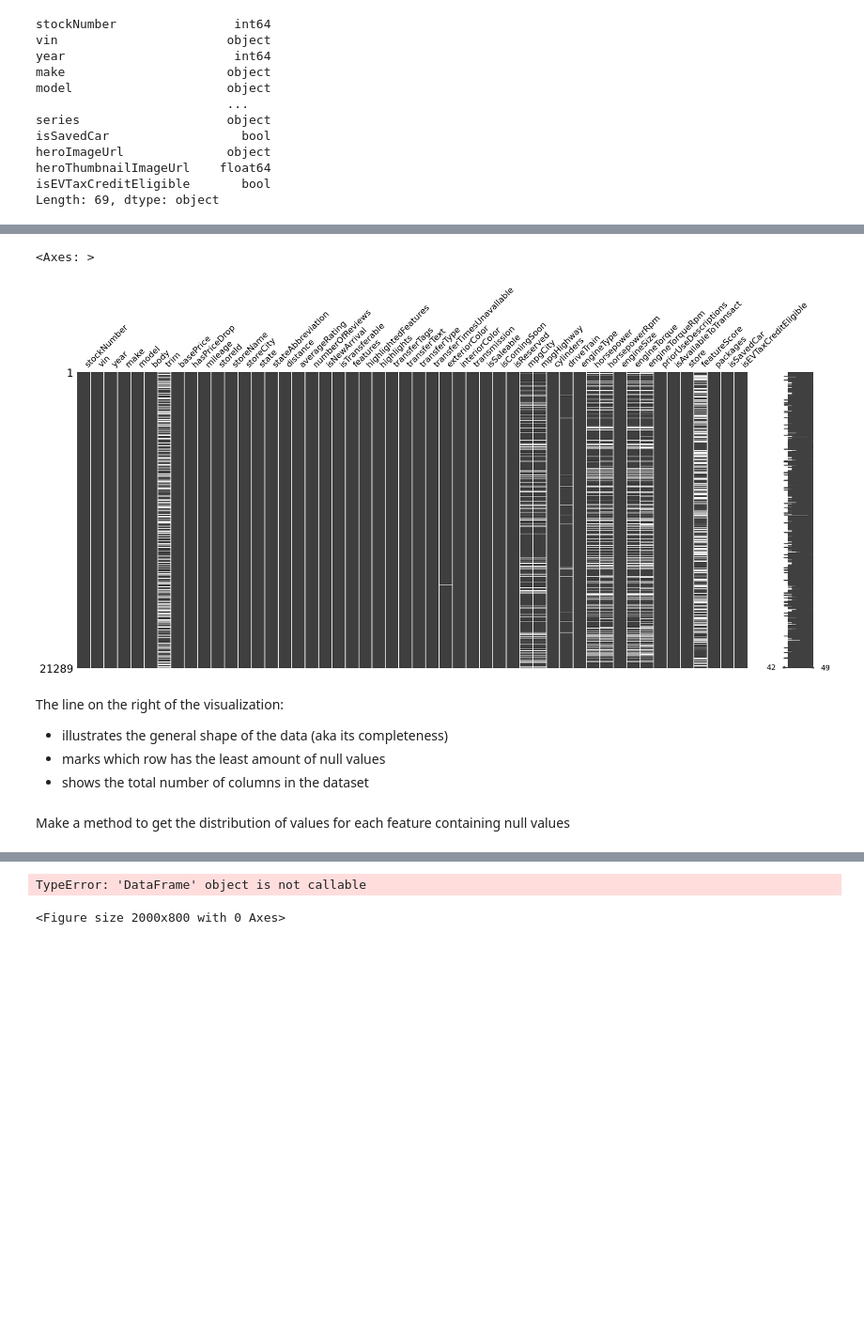
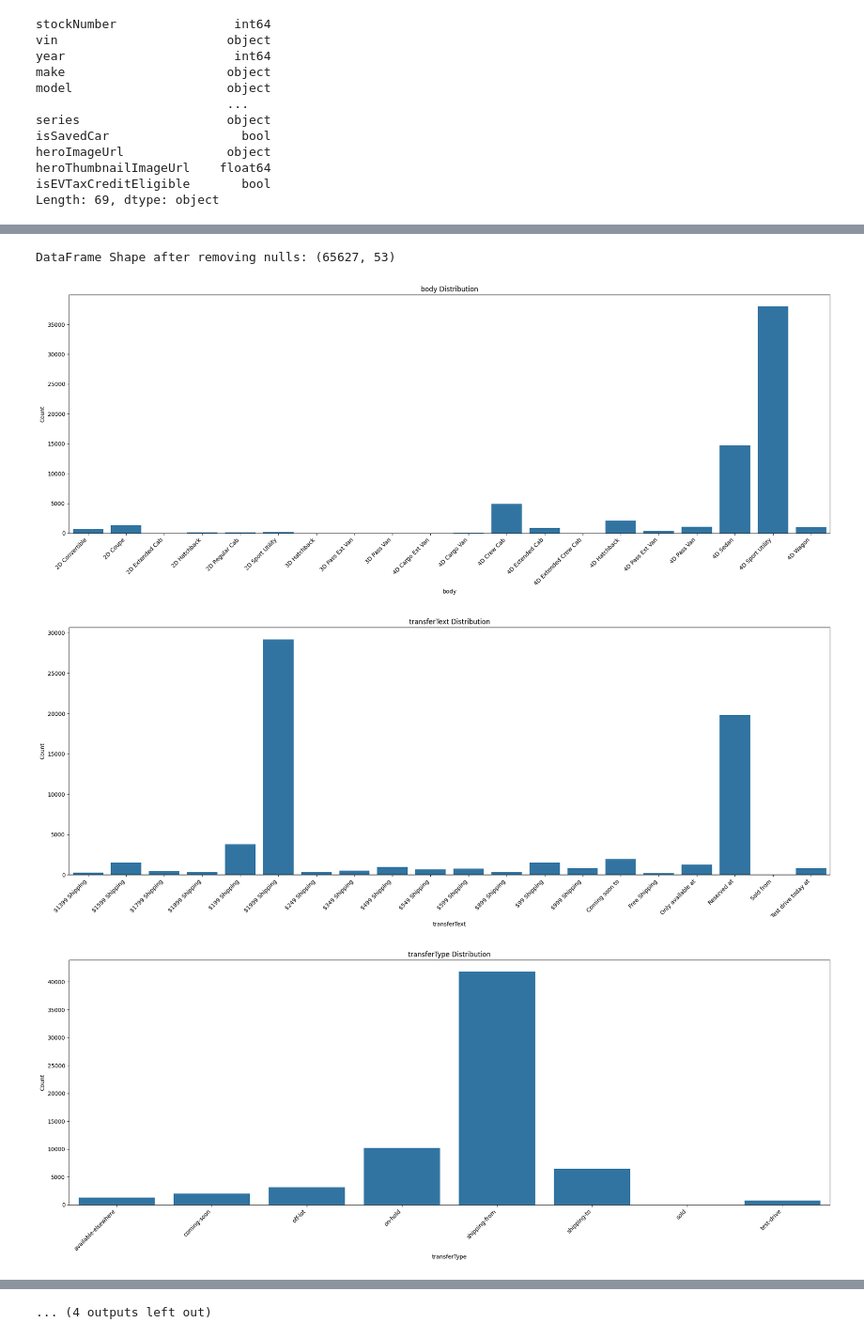
Before and after one commit to demyasa/Predictive-Analysis-of-Car-Trade-In-Values, a Jupyter notebook: EDA.ipynb, the cells around one changed output, grey strips where cells are left out. Shown at 94% size. Drawn from its saved outputs; the diff is of its cells as text; code cells hidden in the pictures; blank space fills up the shorter version.

Commit message:
Separate missing value prep from EDA

```diff
--- a/EDA.ipynb
+++ b/EDA.ipynb
@@ -206,11 +64,0 @@ Drop lastMadeSaleableDate column since it is irrelevant to the price of a car
-# %%
-# Second list of irrelevant columns listed above
-columns_to_drop_2 = [
-    'originalPrice', 'originalBatteryRangeInMiles',
-    'series', 'minEstimatedTransferDurationInDays',
-    'maxEstimatedTransferDurationInDays', 'transferFee',
-    'lastMadeSaleableDate'
-]
-df_copy = df_copy.drop(columns = columns_to_drop, axis = 1)
-df_copy = df_copy.drop(columns = columns_to_drop_2, axis = 1)
-df_copy.head()
@@ -315,4 +68,0 @@ The Missingno package lets us sort by column to check if missing vlues are corre
-# %%
-# Trying out the sort function on Horsepower
-sorted = df_unique.sort_values('horsepower')
-msno.matrix(sorted)
@@ -331,4 +68,0 @@ The horsepower feature also seems to be faintly correlated with the following co
-# %%
-# Trying out the sort function on featureScore
-sorted = df_unique.sort_values('mpgCity')
-msno.matrix(sorted)
@@ -462,13 +68,0 @@ DataFrame Shape: (21289, 50)
-# %%
-#  Use Missingno matrix method to check for missing values relative to the entire dataframe of null rows
-msno.matrix(df_null_rows)
-# %% [output]
-<Axes: >
-[figure, removed]
-# %% [markdown]
-The line on the right of the visualization:
-- illustrates the general shape of the data (aka its completeness)
-- marks which row has the least amount of null values
-- shows the total number of columns in the dataset
-# %% [markdown]
-Make a method to get the distribution of values for each feature containing null values
@@ -484,20 +69,44 @@ df_unique_cleaned = df_unique_copy.dropna()
+# %%
+
+# First list of irrelevant columns to drop from the datafram based on the list above
+columns_to_drop = [
+    'heroThumbnailImageUrl', 'vehicleSize',
+    'fuelType', 'recommendationType',
+    'review', 'bestFinanceDecision',
+    'normalizedInteriorColor', 'normalizedExteriorColor',
+    'types', 'repairPalData',
+    'originalBatteryRangeInMiles', 'originalPrice',
+    'series', 'minEstimatedTransferDurationInDays',
+    'maxEstimatedTransferDurationInDays', 'transferFee'
+]
+
+df_copy = df_copy.drop(columns = columns_to_drop, axis = 1)
+
+# Drop rows containing mull values
+df_cleaned = df_copy.dropna()
+print("DataFrame Shape after removing nulls:", df_cleaned.shape)
+# %% [output]
+DataFrame Shape after removing nulls: (65627, 53)
 # %%
 categorical_columns = [
     'body',
     'transferText', 'transferType', 'exteriorColor',
     'interiorColor', 'transmission', 'mpgCity',
     'mpgHighway', 'driveTrain', 'engineType',
     'horsepower', 'horsepowerRpm', 'engineSize',
     'engineTorque', 'engineTorqueRpm', 'featureScore'
 ]
 
 for column in categorical_columns:
     plt.figure(figsize = (20, 8))
-    sns.countplot(x = column, data=df_unique_cleaned, order = sorted(df_unique_cleaned[column].unique()))
+    sns.countplot(x = column, data=df_cleaned, order = sorted(df_cleaned[column].unique()))
     plt.title(f'{column} Distribution')
     plt.xlabel(column)
     plt.ylabel('Count')
     plt.xticks(rotation = 45, ha = 'right')
     plt.tight_layout()
     plt.show()
 # %% [output]
+[figure, added]
+[figure, added]
+[figure, added]
@@ -504,2 +122 @@ for column in categorical_columns:
-TypeError: 'DataFrame' object is not callable
+... (4 outputs left out)
-<Figure size 2000x800 with 0 Axes>
```
Also changed, not shown: parts of 44 cells of this notebook, 1 other file.
